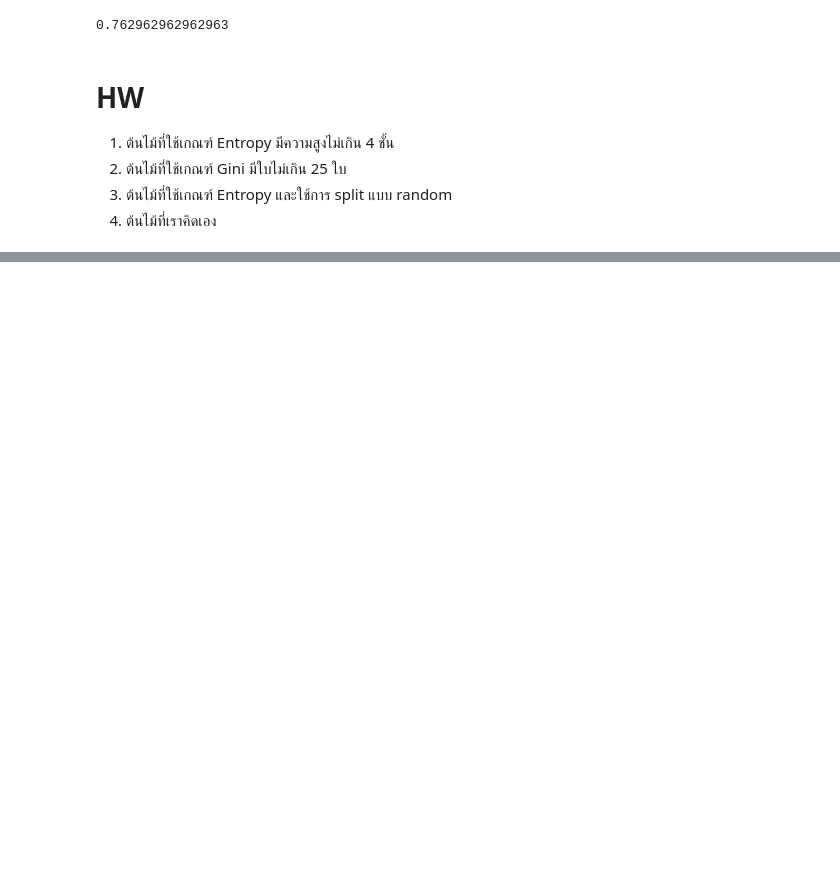
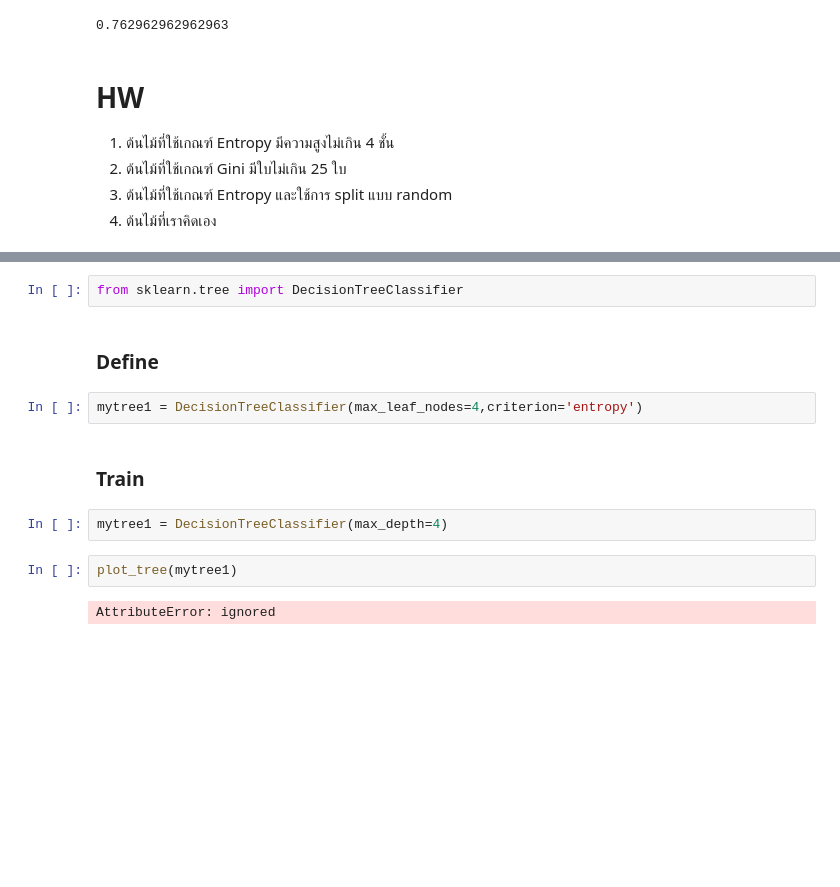
Before and after one commit to Jiraporn-klobrat/DWDM21, a Jupyter notebook: Chapter7_Classification(Decision_Tree).ipynb, the cells around one changed output, grey strips where cells are left out. Saved outputs shown, nothing was run; the diff lists cells and outputs as text; blank space fills up the shorter version.

```diff
--- a/Chapter7_Classification(Decision_Tree).ipynb
+++ b/Chapter7_Classification(Decision_Tree).ipynb
@@ -213,0 +220,15 @@ accuracy_score(y_val, tree1_result )
+# %%
+from sklearn.tree import DecisionTreeClassifier
+# %% [markdown]
+### Define
+# %%
+mytree1 = DecisionTreeClassifier(max_leaf_nodes=4,criterion='entropy')
+# %% [markdown]
+### Train
+# %%
+mytree1 = DecisionTreeClassifier(max_depth=4)
+# %%
+plot_tree(mytree1)
+# %% [output]
+AttributeError: ignored
+[figure, added]
```
Also changed, not shown: parts of 17 cells of this notebook.
